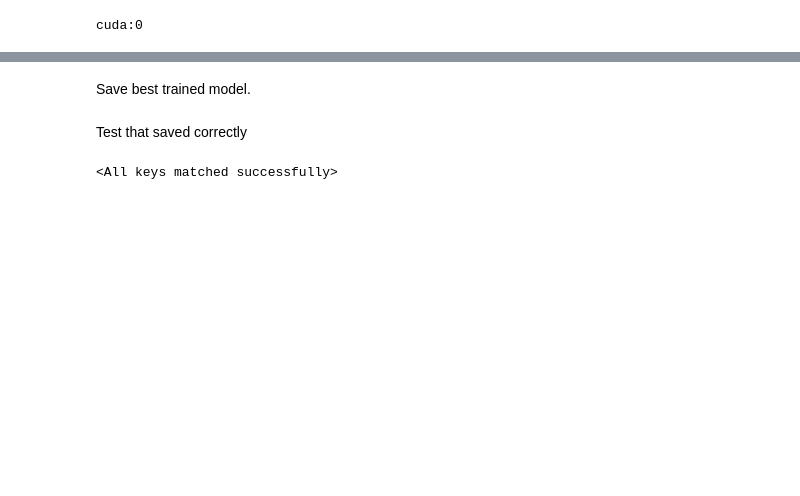
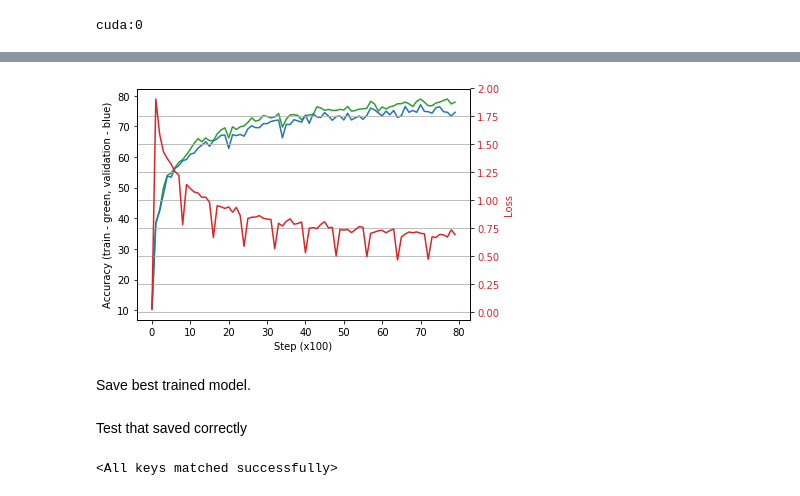
Before and after one commit to Davit98/Deep-Learning-for-Autonomous-Vehicles, a Jupyter notebook: Lab 3/CNN Exercise.ipynb, the cells around one changed output, grey strips where cells are left out. Cells and saved outputs as stored; diff of their text form; code cells hidden in the pictures; blank space fills up the shorter version.

Commit message:
Trained model

```diff
--- a/Lab 3/CNN Exercise.ipynb
+++ b/Lab 3/CNN Exercise.ipynb
@@ -125,8 +127,8 @@ trainloader, valloader = get_train_valid_loader()
 Files already downloaded and verified
 Files already downloaded and verified
 # %%
-# net = ConvNetBig()
-net = ConvNetSmall()
+net = ConvNetBig()
+# net = ConvNetSmall()
 
 criterion = nn.CrossEntropyLoss()
-optimizer = optim.Adam(net.parameters(), lr=0.001)
+optimizer = optim.Adam(net.parameters(), lr=0.001, weight_decay=0.005)
@@ -169,14 +164,15 @@ def get_accuracy(model, dataloader):
         correct += (predicted == labels).sum().item()
     return 100 * correct / total
 # %%
-epochs = 5
+epochs = 10
 running_loss = 0
-print_every = 20
+print_every = 100
 best_accuracy_val = 0
 best_model = None
 nb_steps = len(trainloader)
 accuracy_val = []
 accuracy_tr = []
+losses = []
 
 for e in range(epochs):
     start = time.time()
@@ -193,7 +189,6 @@ for e in range(epochs):
         running_loss += loss.item()
 
         if step % print_every == 0: # Test accuracy
-            stop = time.time()
             net.eval()
             with torch.no_grad():
 
@@ -210,9 +205,9 @@ for e in range(epochs):
                       "Loss: {:.4f}..".format(running_loss/print_every),
                       "Train accuracy: {:.3f}..".format(accuracy_tr[-1]),
                       "Test accuracy: {:.3f}..".format(accuracy_val[-1]),
-                      "{:.3f} s/{} steps".format((stop - start), print_every)
+                      "{:.3f} s/{} steps".format((time.time() - start), print_every)
                      )
-
+            losses.append(running_loss/print_every)
             running_loss = 0
             start = time.time()
 
@@ -246,3 +233,26 @@ plt.show()
+# %%
+fig, ax1 = plt.subplots()
+
+color_tr = 'tab:green'
+color_val = 'tab:blue'
+ax1.set_xlabel("Step (x100)")
+ax1.set_ylabel("Accuracy (train - green, validation - blue)")
+ax1.plot(range(len(accuracy_tr)), accuracy_tr, color=color_tr)
+ax1.plot(range(len(accuracy_tr)), accuracy_val, color=color_val)
+ax1.tick_params(axis='y')
+
+ax2 = ax1.twinx()  # instantiate a second axes that shares the same x-axis
+
+color_loss = 'tab:red'
+ax2.set_ylabel("Loss", color=color_loss)  # we already handled the x-label with ax1
+ax2.plot(range(len(losses)), losses, color=color_loss)
+ax2.tick_params(axis='y', labelcolor=color_loss)
+
+fig.tight_layout()
+plt.grid()
+plt.show()
+# %% [output]
+[figure, added]
 # %% [markdown]
 Save best trained model.
 # %%
```
Also changed, not shown: parts of 6 cells of this notebook, 3 other files.
